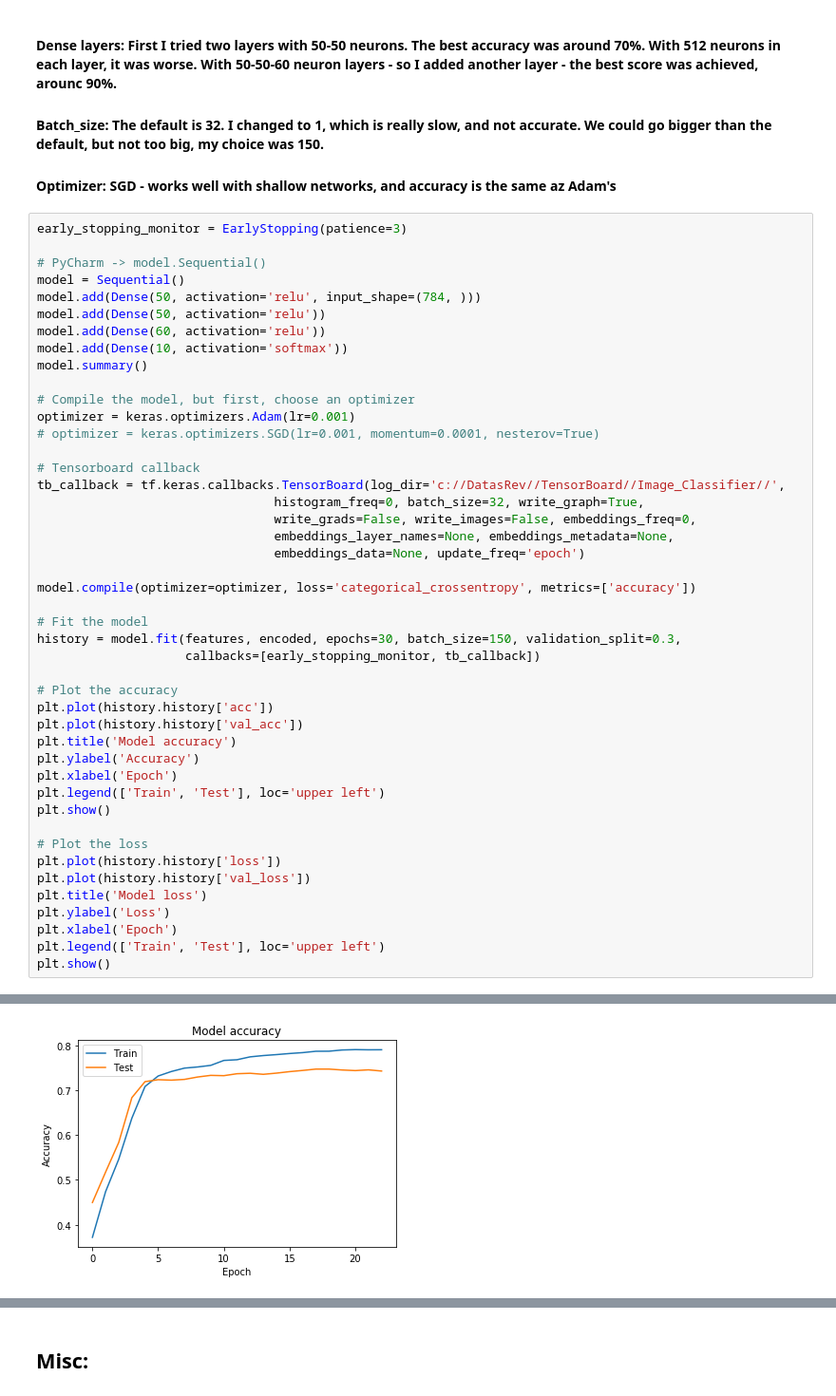
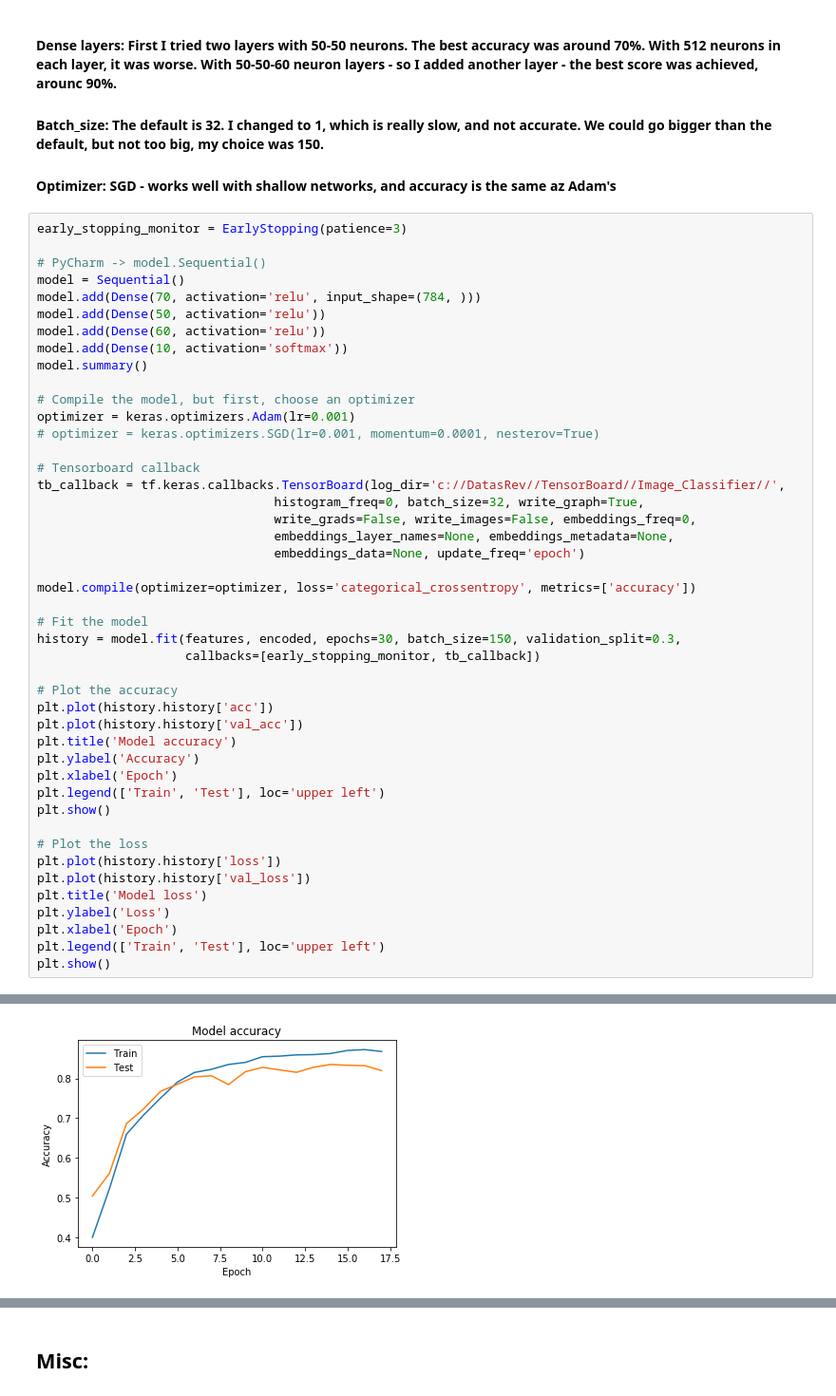
Before and after one commit to bbalazs88/Machine_Learning, a Jupyter notebook: Image_Classification.ipynb, the cells around one changed output, grey strips where cells are left out. Shown at 95% size. Cells and saved outputs as stored; diff of their text form.

```diff
--- a/Image_Classification.ipynb
+++ b/Image_Classification.ipynb
@@ -92,7 +95,7 @@ early_stopping_monitor = EarlyStopping(patience=3)
 
 # PyCharm -> model.Sequential()
 model = Sequential()
-model.add(Dense(50, activation='relu', input_shape=(784, )))
+model.add(Dense(70, activation='relu', input_shape=(784, )))
 model.add(Dense(50, activation='relu'))
 model.add(Dense(60, activation='relu'))
 model.add(Dense(10, activation='softmax'))
@@ -153 +156 @@ Epoch 23/30
-[figure, old version]
+[figure, new version]
```
Also changed, not shown: parts of 8 cells of this notebook.
